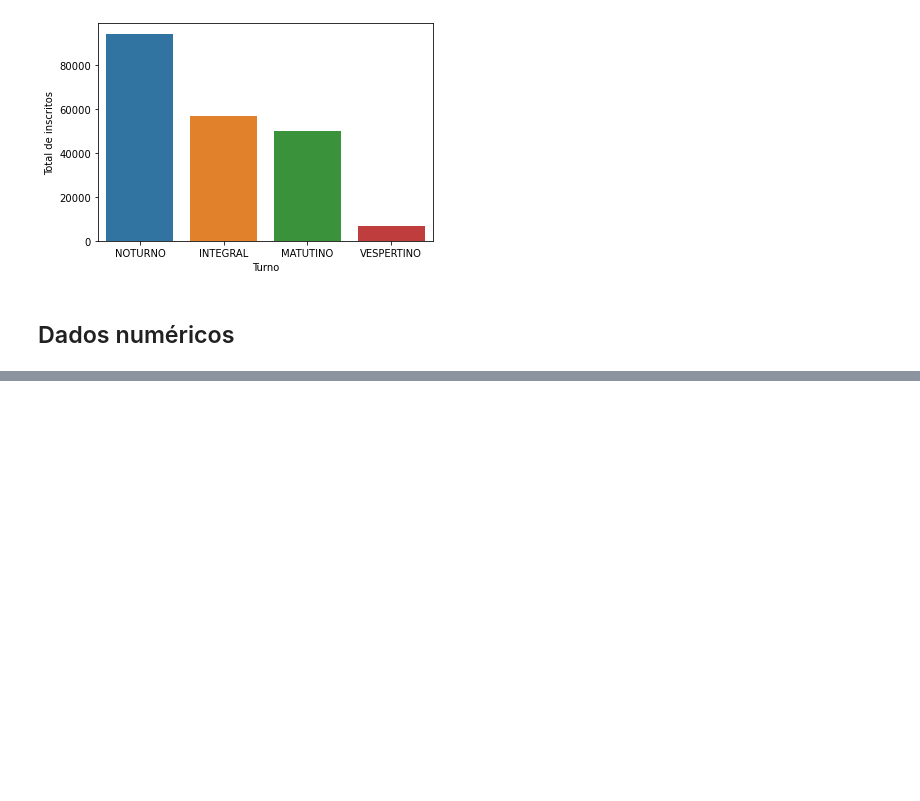
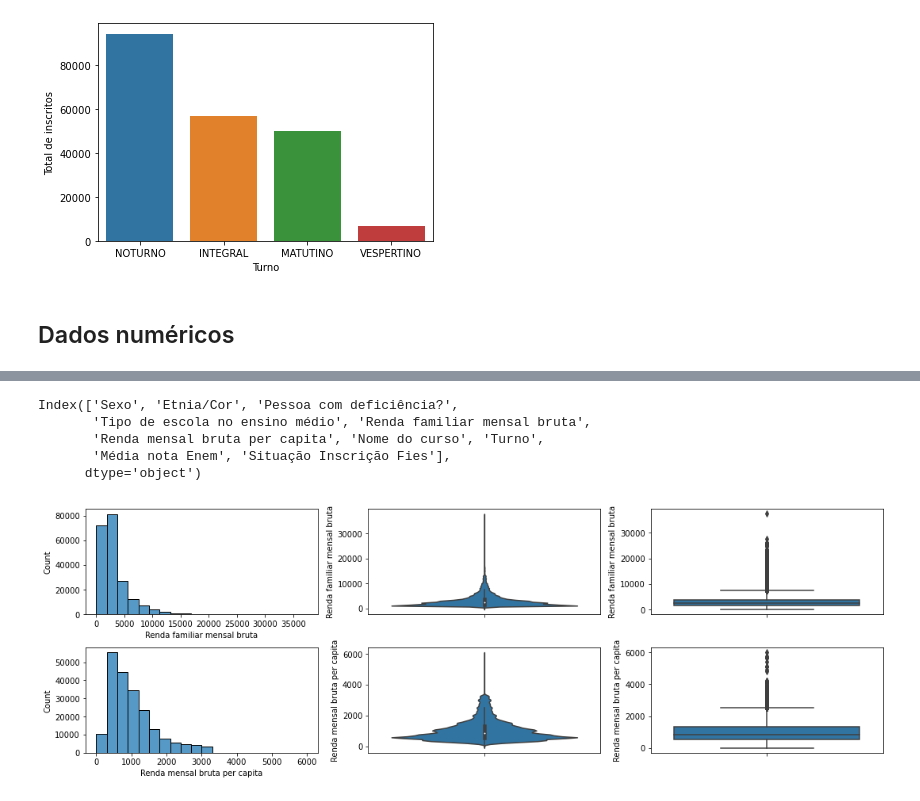
Before and after one commit to alexandrerod/fies_eda, a Jupyter notebook: fies_AED.ipynb, the cells around one changed output, grey strips where cells are left out. Drawn from its saved outputs; the diff is of its cells as text; code cells hidden in the pictures; blank space fills up the shorter version.

```diff
--- a/fies_AED.ipynb
+++ b/fies_AED.ipynb
@@ -313,0 +339,22 @@ sns.barplot(data = turno, x=turno['Turno'], y='Total de inscritos')
+# %%
+dataset_clean.columns
+# %% [output]
+Index(['Sexo', 'Etnia/Cor', 'Pessoa com deficiência?',
+       'Tipo de escola no ensino médio', 'Renda familiar mensal bruta',
+       'Renda mensal bruta per capita', 'Nome do curso', 'Turno',
+       'Média nota Enem', 'Situação Inscrição Fies'],
+      dtype='object')
+# %%
+fig,axes = plt.subplots(2,3,figsize=(15,5))
+sns.histplot(ax=axes[0][0],data=dataset_clean, x='Renda familiar mensal bruta',bins=20)
+sns.violinplot(ax=axes[0][1],y=dataset_clean['Renda familiar mensal bruta'])
+sns.boxplot(ax=axes[0][2], y=dataset_clean['Renda familiar mensal bruta'])
+
+sns.histplot(ax=axes[1][0],data=dataset_clean, x='Renda mensal bruta per capita',bins=20)
+sns.violinplot(ax=axes[1][1],y=dataset_clean['Renda mensal bruta per capita'])
+sns.boxplot(ax=axes[1][2], y=dataset_clean['Renda mensal bruta per capita'])
+
+
+plt.tight_layout()
+# %% [output]
+[figure, added]
```
Also changed, not shown: parts of 37 cells of this notebook.
